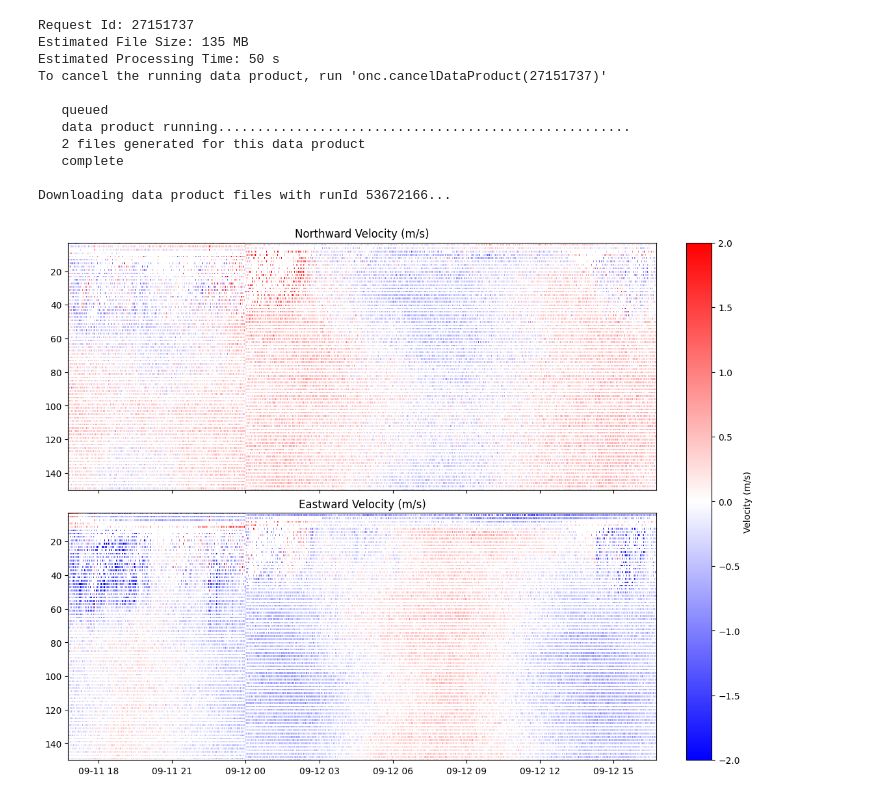
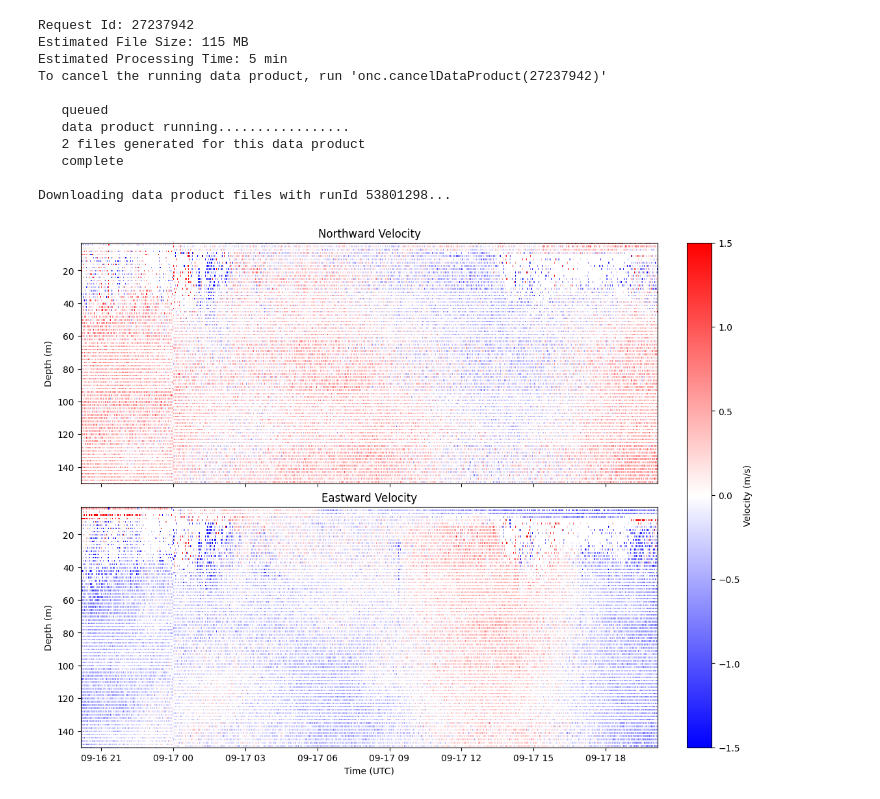
Before and after one commit to IanTBlack/onc-toolbox, a Jupyter notebook: examples/adcp/sevip_adcp.ipynb, the cells around one changed output. Saved outputs shown, nothing was run; the diff lists cells and outputs as text; code cells hidden in the pictures.

```diff
--- a/examples/adcp/sevip_adcp.ipynb
+++ b/examples/adcp/sevip_adcp.ipynb
@@ -13,9 +16,6 @@ loc_code = 'SEVIP'
 dev_cat_code = 'ADCP150KHZ'
 ext = 'nc'
 dpc = 'RADCPTS'
-
-date_to = datetime.now(timezone.utc) # End of the data request.
-date_from = date_to - timedelta(days = 1) # Start of the data request.
 
 params = {'locationCode': loc_code,
           'dateFrom': format_datetime(date_from),
@@ -38,17 +38,17 @@ for run_id in status['runIds']:
         elif fn.endswith('.xml'):
             meta_files.append(fp)
 # %% [output]
-Request Id: 27151737
-Estimated File Size: 135 MB
-Estimated Processing Time: 50 s
-To cancel the running data product, run 'onc.cancelDataProduct(27151737)'
+Request Id: 27237942
+Estimated File Size: 115 MB
+Estimated Processing Time: 5 min
+To cancel the running data product, run 'onc.cancelDataProduct(27237942)'
 
    queued
-   data product running.....................................................
+   data product running.................
    2 files generated for this data product
    complete
 
-Downloading data product files with runId 53672166...
+Downloading data product files with runId 53801298...
 # %%
 ds_list = [xr.open_dataset(f) for f in data_files]
 adcp = xr.concat(ds_list, dim='time', combine_attrs = 'drop_conflicts', join = 'outer', data_vars = 'all')
@@ -57,15 +56,20 @@ adcp = adcp.dropna(dim = 'time', how = 'all')
 # %%
 fig, ax = plt.subplots(2,1,figsize = (11,8.5), constrained_layout = True, sharex = True, sharey = True)
 
-pmesh0 = ax[0].pcolormesh(adcp.time, adcp.depth, adcp.v, cmap = 'bwr', vmin = -2, vmax = 2)
-pmesh1 = ax[1].pcolormesh(adcp.time, adcp.depth, adcp.u, cmap = 'bwr', vmin = -2, vmax = 2)
+pmesh0 = ax[0].pcolormesh(adcp.time, adcp.depth, adcp.v, cmap = 'bwr', vmin = -1.5, vmax = 1.5)
+pmesh1 = ax[1].pcolormesh(adcp.time, adcp.depth, adcp.u, cmap = 'bwr', vmin = -1.5, vmax = 1.5)
 fig.colorbar(pmesh0, ax = [ax[0],ax[1]], label = 'Velocity (m/s)')
 
 ax[-1].invert_yaxis()
 ax[-1].set_ylim(150, 3)
 
-ax[0].set_title('Northward Velocity (m/s)')
-ax[1].set_title('Eastward Velocity (m/s)')
+ax[0].set_title('Northward Velocity')
+ax[1].set_title('Eastward Velocity')
+
+ax[-1].set_xlabel('Time (UTC)')
+ax[0].set_ylabel('Depth (m)')
+ax[1].set_ylabel('Depth (m)')
+
 plt.savefig('../figures/sevip_adcp.png', dpi = 300)
 # %% [output]
-[figure, old version]
+[figure, new version]
```
Also changed, not shown: parts of 3 cells of this notebook, 9 other files.
